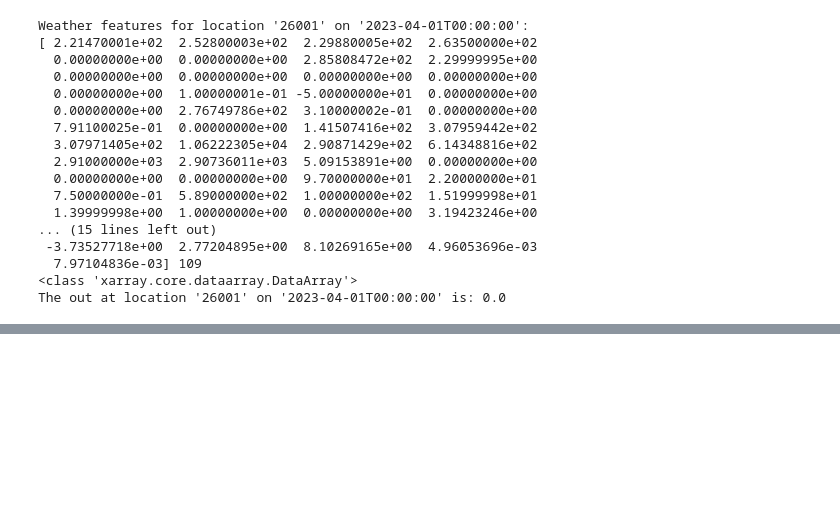
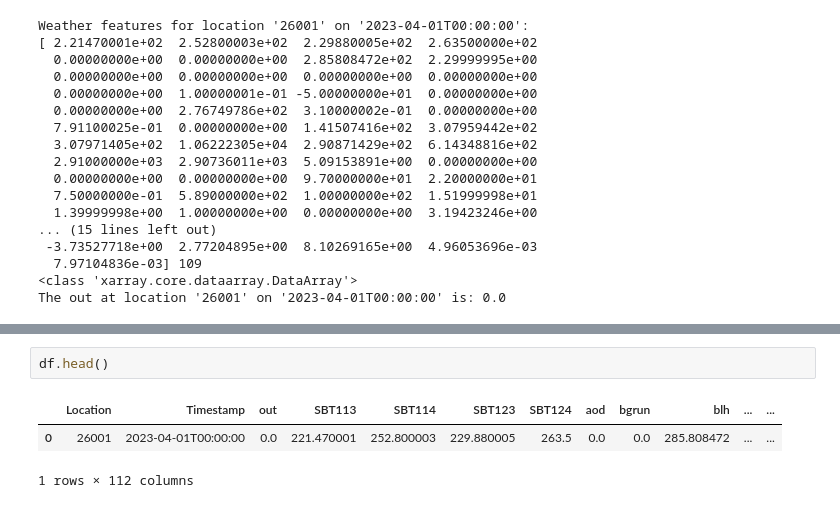
Before and after one commit to Shreyasrs23/INFORMS---Data-Challenge, a Jupyter notebook: Data Exploration/initial_Exploration.ipynb, the cells around one changed output, grey strips where cells are left out. Drawn from its saved outputs; the diff is of its cells as text; blank space fills up the shorter version.

```diff
--- a/Data Exploration/initial_Exploration.ipynb
+++ b/Data Exploration/initial_Exploration.ipynb
@@ -352,0 +418,6 @@ The out at location '26001' on '2023-04-01T00:00:00' is: 0.0
+# %%
+df.head()
+# %% [output]
+|  | Location | Timestamp | out | SBT113 | SBT114 | SBT123 | SBT124 | aod | bgrun | blh | ... | ... |
+| 0 | 26001 | 2023-04-01T00:00:00 | 0.0 | 221.470001 | 252.800003 | 229.880005 | 263.5 | 0.0 | 0.0 | 285.808472 | ... | ... |
+1 rows × 112 columns
```
Also changed, not shown: parts of 1 cell of this notebook, 1 other file.
